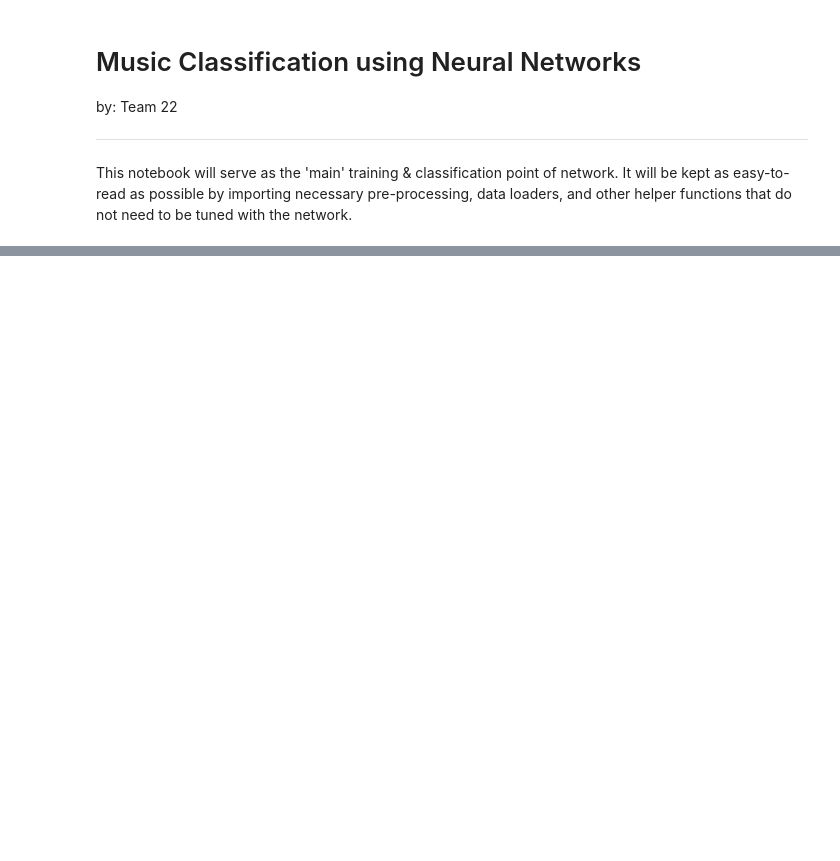
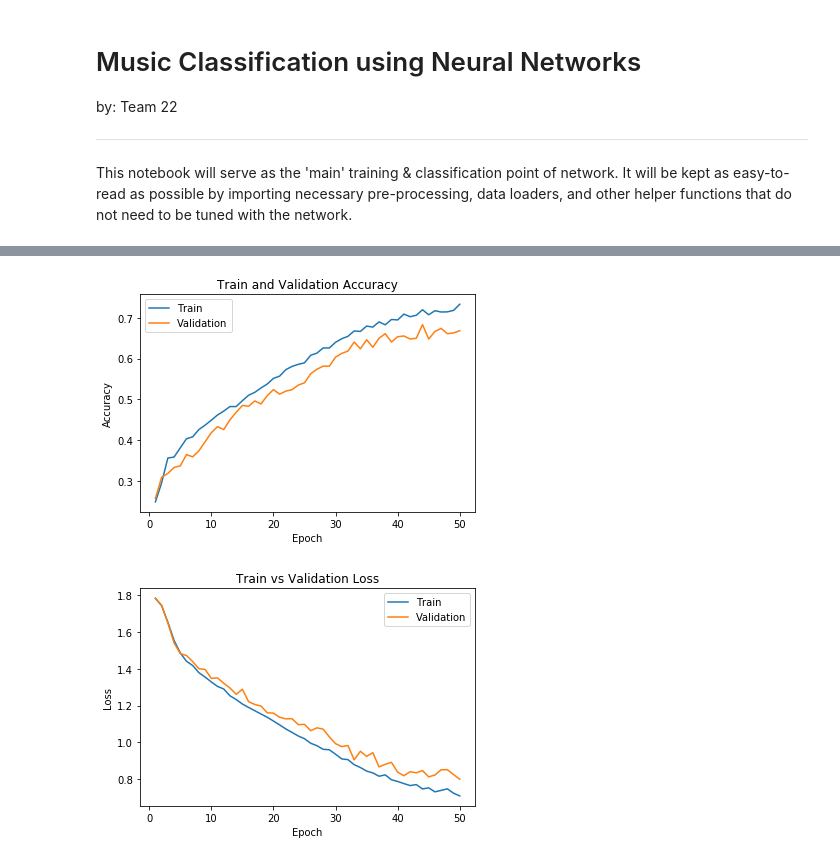
Before and after one commit to DivyR/MusicToMyEngin-ears, a Jupyter notebook: MusicClassification-Team22.ipynb, the cells around one changed output, grey strips where cells are left out. Cells and saved outputs as stored; diff of their text form; code cells hidden in the pictures; blank space fills up the shorter version.

```diff
--- a/MusicClassification-Team22.ipynb
+++ b/MusicClassification-Team22.ipynb
@@ -16,10 +16,14 @@ from Networks import Helpers as hp
 pathSets = ["Data/trainSet.pkl", "Data/valSet.pkl", "Data/testSet.pkl"]  # path to datasets
 # %%
 # hyperparameters
-bs = 64  # batch size
-lr = 0.0001  # learning rate
-epo = 30  # epochs
+bs = 128  # batch size
+lr = 0.0003  # learning rate
+epo = 50  # epochs
 
 # hyperparameters for rnn
-hidden_size = 10
-num_layers = 1
+hidden_size = 70
+num_layers = 2
+
+trainLoader, valLoader, testLoader = tvt.load_data(pathSets[0], pathSets[1], pathSets[2], bs)
+net = nets.CRNN1("crnn_1", hiddenSize=hidden_size, numLayers=num_layers)
+hp.train(net, trainLoader, valLoader, lr, bs, epo, save=False)
@@ -28,4 +47,0 @@ trainLoader, valLoader, testLoader = tvt.load_data(pathSets[0], pathSets[1], pat
-# %%
-net = CRNN("crnn_1", hiddenSize=hidden_size, numLayers=num_layers)
-# %%
-hp.train(net, trainLoader, valLoader, lr, bs, epo)
@@ -49,0 +48,6 @@ Finished Training
+# %%
+name = hp.get_model_name(net.name, bs, lr, epo)
+hp.plot_training_curve(name)
+# %% [output]
+[figure, added]
+[figure, added]
```
Also changed, not shown: parts of 9 cells of this notebook, 3 other files.
